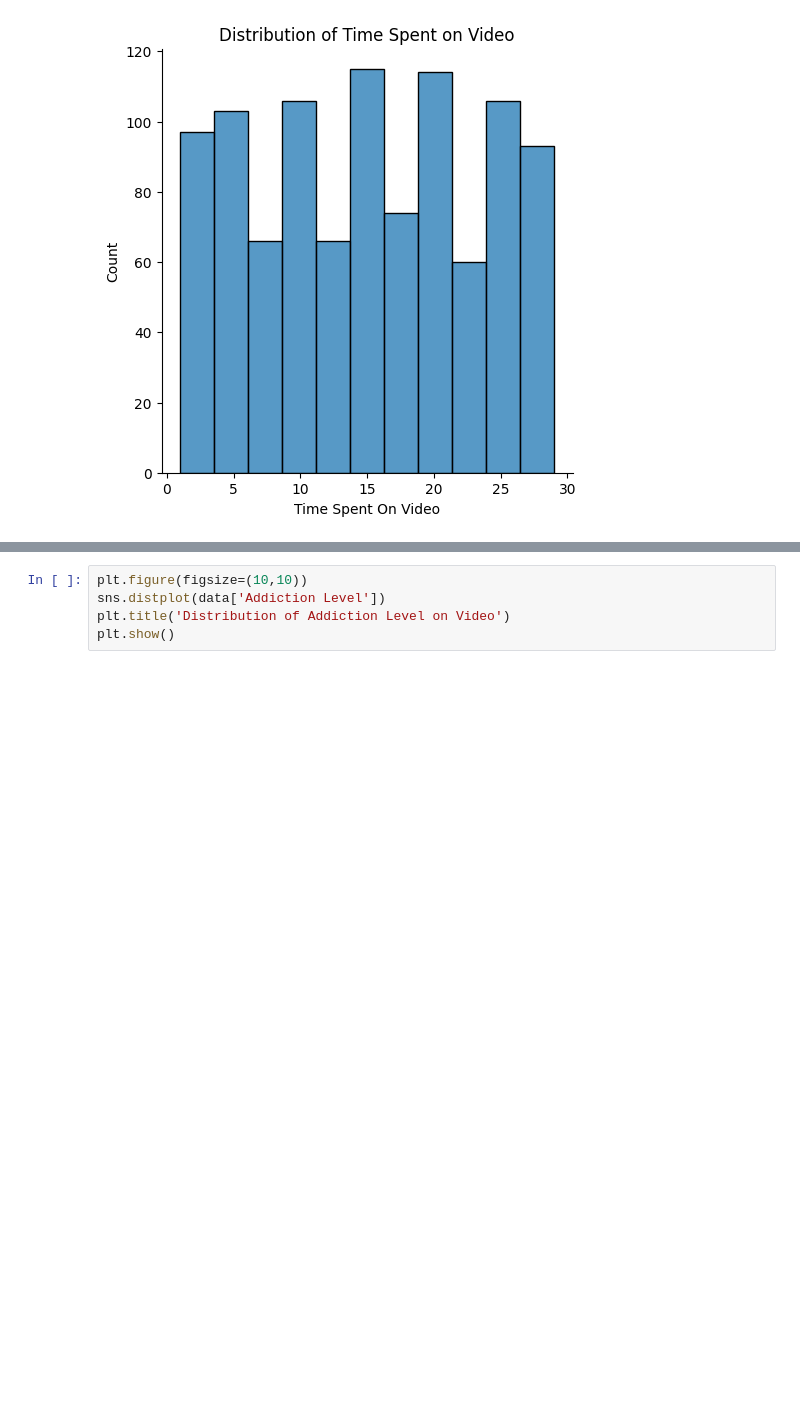
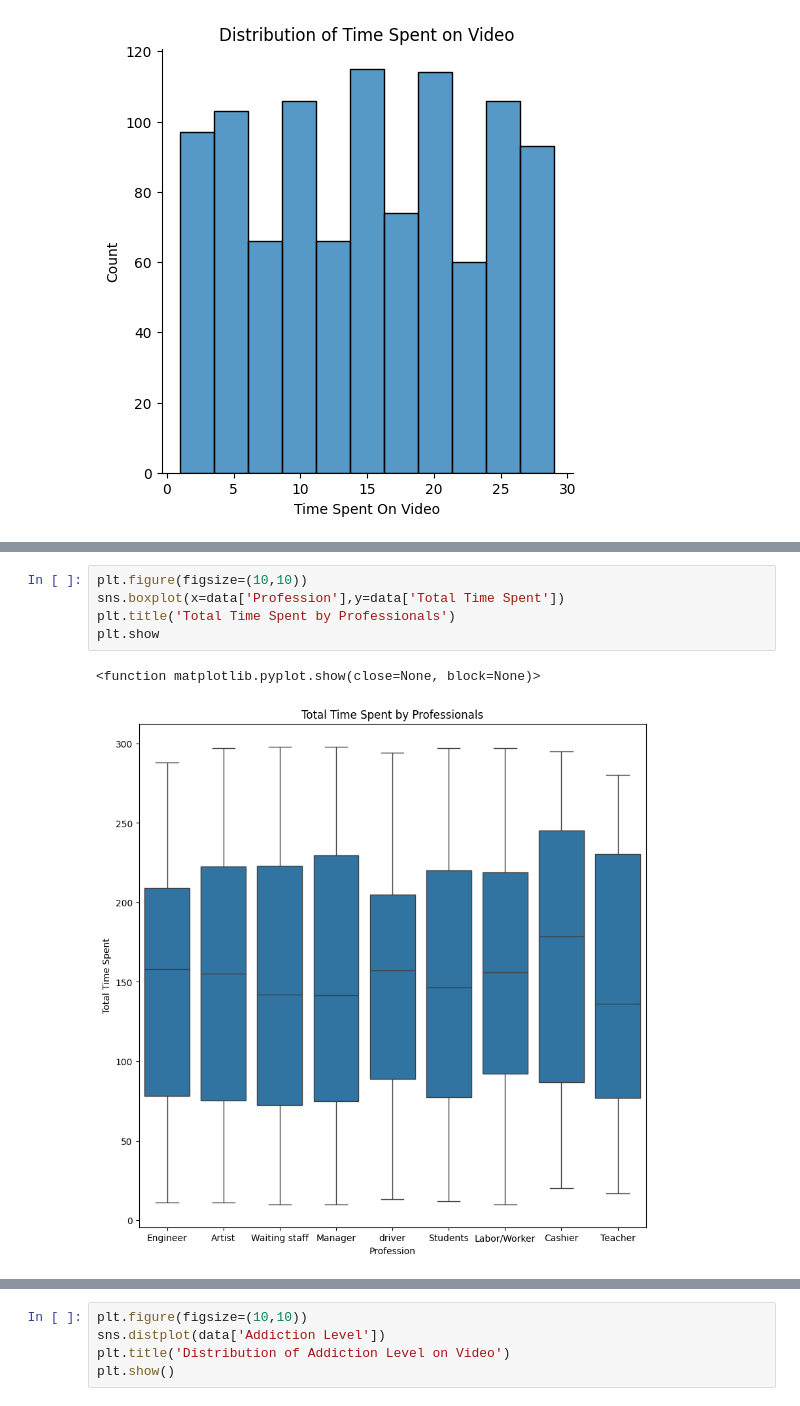
Before and after one commit to ankitg-02/Social-Media-Usage-analysis, a Jupyter notebook: Social_Media_Usage.ipynb, the cells around one changed output, grey strips where cells are left out. Cells and saved outputs as stored; diff of their text form; blank space fills up the shorter version.

```diff
--- a/Social_Media_Usage.ipynb
+++ b/Social_Media_Usage.ipynb
@@ -115,0 +125,8 @@ plt.show()
+# %%
+plt.figure(figsize=(10,10))
+sns.boxplot(x=data['Profession'],y=data['Total Time Spent'])
+plt.title('Total Time Spent by Professionals')
+plt.show
+# %% [output]
+<function matplotlib.pyplot.show(close=None, block=None)>
+[figure, added]
```
Also changed, not shown: parts of 16 cells of this notebook.
